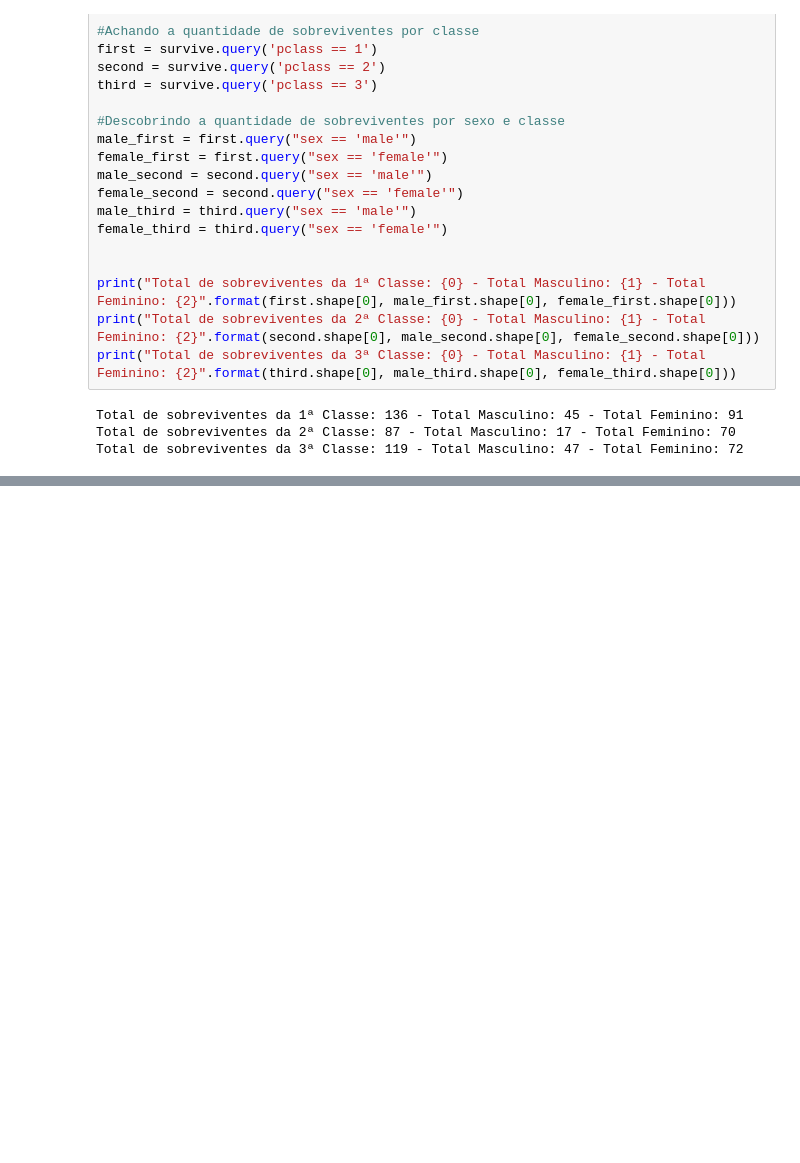
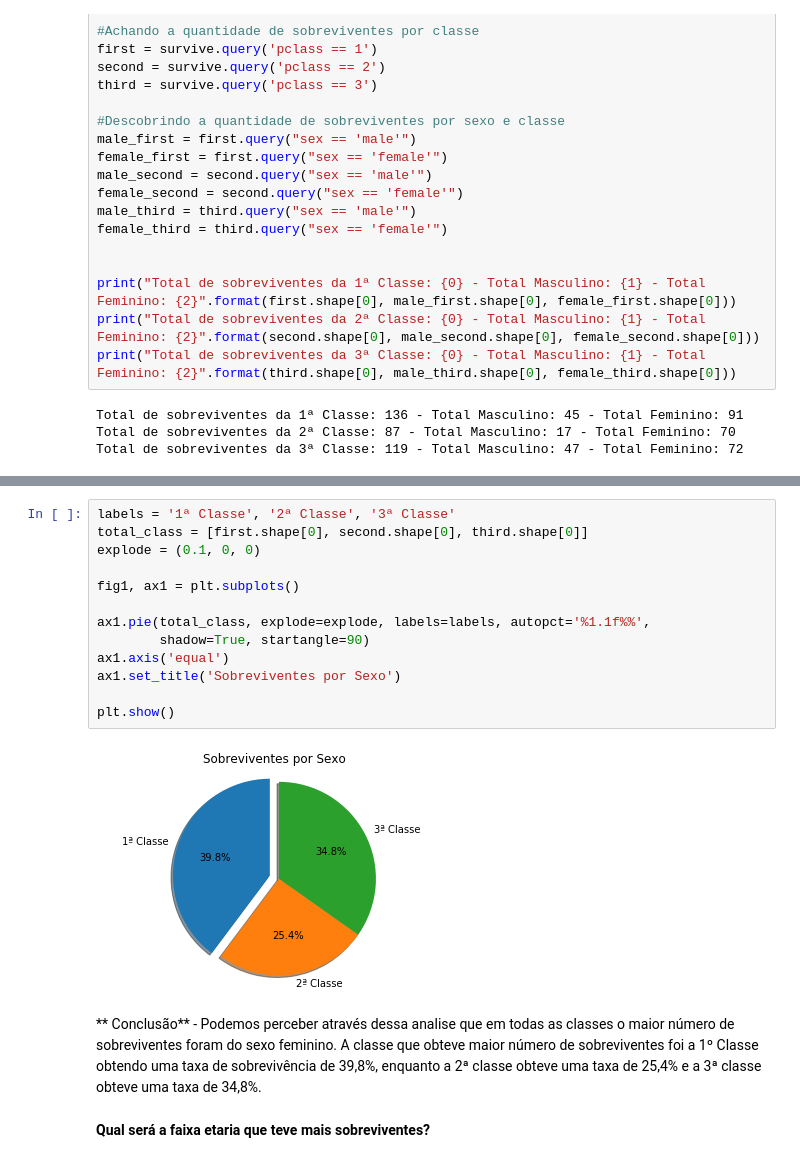
Before and after one commit to jcpsantos/projeto_titanic_dataScience, a Jupyter notebook: project_titanic_juan.ipynb, the cells around one changed output, grey strips where cells are left out. Drawn from its saved outputs; the diff is of its cells as text; blank space fills up the shorter version.

```diff
--- a/project_titanic_juan.ipynb
+++ b/project_titanic_juan.ipynb
@@ -241,0 +273,19 @@ plt.show()
+# %%
+labels = '1ª Classe', '2ª Classe', '3ª Classe'
+total_class = [first.shape[0], second.shape[0], third.shape[0]]
+explode = (0.1, 0, 0)
+
+fig1, ax1 = plt.subplots()
+
+ax1.pie(total_class, explode=explode, labels=labels, autopct='%1.1f%%',
+        shadow=True, startangle=90)
+ax1.axis('equal')
+ax1.set_title('Sobreviventes por Sexo')
+
+plt.show()
+# %% [output]
+[figure, added]
+# %% [markdown]
+** Conclusão** - Podemos perceber através dessa analise que em todas as classes o maior número de sobreviventes foram do sexo feminino. A classe que obteve maior número de sobreviventes foi a 1º Classe obtendo uma taxa de sobrevivência de 39,8%, enquanto a 2ª classe obteve uma taxa de 25,4% e a 3ª classe obteve uma taxa de 34,8%.
+# %% [markdown]
+**Qual será a faixa etaria que teve mais sobreviventes?**
```
Also changed, not shown: parts of 21 cells of this notebook, 1 other file.
